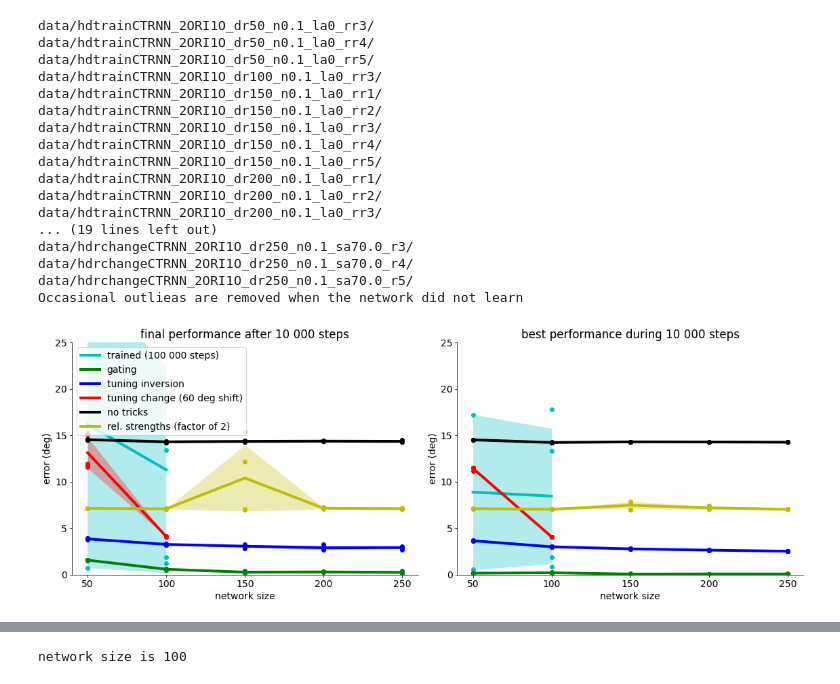
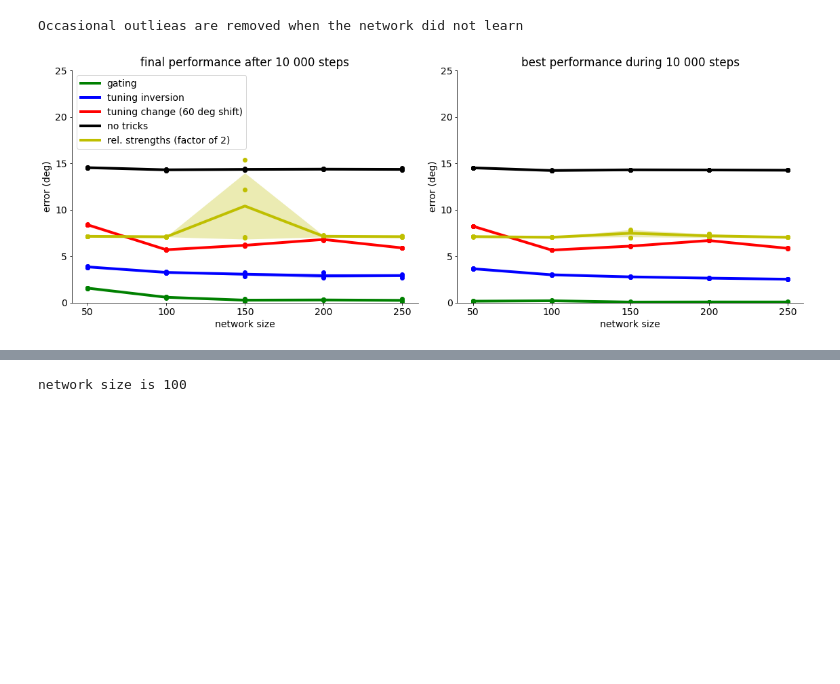
Before and after one commit to azaho/dynamictuning, a Jupyter notebook: analysis_and_figures_comparehd.ipynb, the cells around one changed output, grey strips where cells are left out. Cells and saved outputs as stored; diff of their text form; code cells hidden in the pictures; blank space fills up the shorter version.

```diff
--- a/analysis_and_figures_comparehd.ipynb
+++ b/analysis_and_figures_comparehd.ipynb
@@ -22,7 +22,7 @@ def _plot(network, label, color):
     for i, dim_recurrent in enumerate(dim_recurrents):
         for j, random in enumerate(randoms):
             t = ""
-            if network=="rchange": t += "_sa70.0"
+            if network=="rchange": t += "_sa60.0"
             if network=="relstrengths": t += "_mf2.0"
             #t = ""
             if network=="train":
@@ -56,51 +56,35 @@ def _plot(network, label, color):
     ax_f.fill_between(dim_recurrents, mean-sd, mean+sd, color=color, alpha=0.3, linewidth=0)
     ax_f.plot(dim_recurrents, mean, "-", linewidth=4, label=label, color=color)
 
-_plot("train", "trained (100 000 steps)", "c")
+#_plot("train", "trained (100 000 steps)", "c")
 _plot("gating", "gating", "g")
 _plot("inversion", "tuning inversion", "b")
 _plot("rchange", "tuning change (60 deg shift)", "r")
 _plot("notricks", "no tricks", "k")
 _plot("relstrengths", "rel. strengths (factor of 2)", "y")
 
 #if show_line: ax.axhline(y=0.0, color='r', linestyle='--', linewidth=3)
 #ax.set_ylim(-ylim, ylim)
 #ax.set_xlim(-90, 90)
 ax_f.set_title(f"final performance after 10 000 steps")
 ax_b.set_title(f"best performance during 10 000 steps")
 ax_f.set_xlabel(f"network size")
 ax_b.set_xlabel(f"network size")
 ax_f.set_ylabel("error (deg)")
 ax_b.set_ylabel("error (deg)")
 ax_f.spines['top'].set_visible(False)
 ax_f.spines['right'].set_visible(False)
 ax_b.spines['top'].set_visible(False)
 ax_b.spines['right'].set_visible(False)
 ax_f.legend(loc=2)
 #ax_b.legend(loc=1)
 ax_f.set_xticks(dim_recurrents)
 ax_b.set_xticks(dim_recurrents)
 ax_f.set_ylim(0, 25)
 ax_b.set_ylim(0, 25)
 plt.tight_layout()
 print("Occasional outlieas are removed when the network did not learn")
 plt.show()
 # %% [output]
-data/hdtrainCTRNN_2ORI1O_dr50_n0.1_la0_rr3/
-data/hdtrainCTRNN_2ORI1O_dr50_n0.1_la0_rr4/
-data/hdtrainCTRNN_2ORI1O_dr50_n0.1_la0_rr5/
-data/hdtrainCTRNN_2ORI1O_dr100_n0.1_la0_rr3/
-data/hdtrainCTRNN_2ORI1O_dr150_n0.1_la0_rr1/
-data/hdtrainCTRNN_2ORI1O_dr150_n0.1_la0_rr2/
-data/hdtrainCTRNN_2ORI1O_dr150_n0.1_la0_rr3/
-data/hdtrainCTRNN_2ORI1O_dr150_n0.1_la0_rr4/
-data/hdtrainCTRNN_2ORI1O_dr150_n0.1_la0_rr5/
-data/hdtrainCTRNN_2ORI1O_dr200_n0.1_la0_rr1/
-data/hdtrainCTRNN_2ORI1O_dr200_n0.1_la0_rr2/
-data/hdtrainCTRNN_2ORI1O_dr200_n0.1_la0_rr3/
-... (19 lines left out)
-data/hdrchangeCTRNN_2ORI1O_dr250_n0.1_sa70.0_r3/
-data/hdrchangeCTRNN_2ORI1O_dr250_n0.1_sa70.0_r4/
-data/hdrchangeCTRNN_2ORI1O_dr250_n0.1_sa70.0_r5/
 Occasional outlieas are removed when the network did not learn
-[figure, old version]
+[figure, new version]
```
Also changed, not shown: parts of 9 cells of this notebook, 10 other files.
